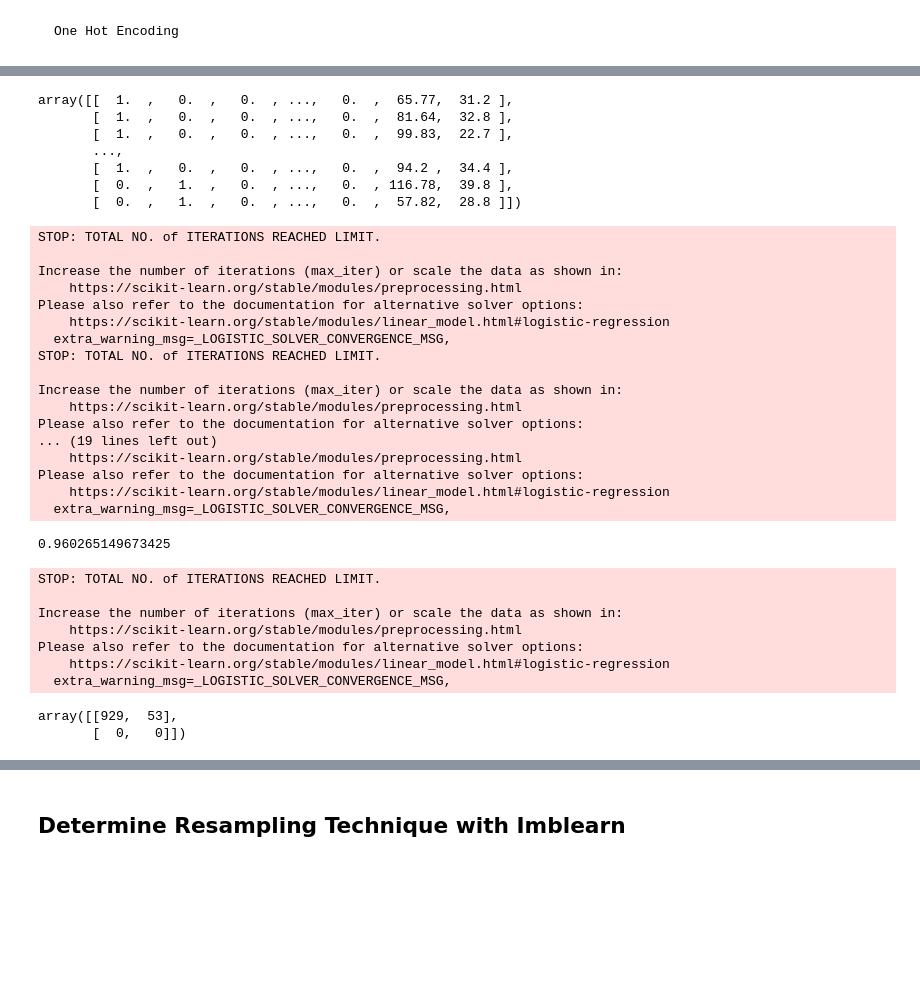
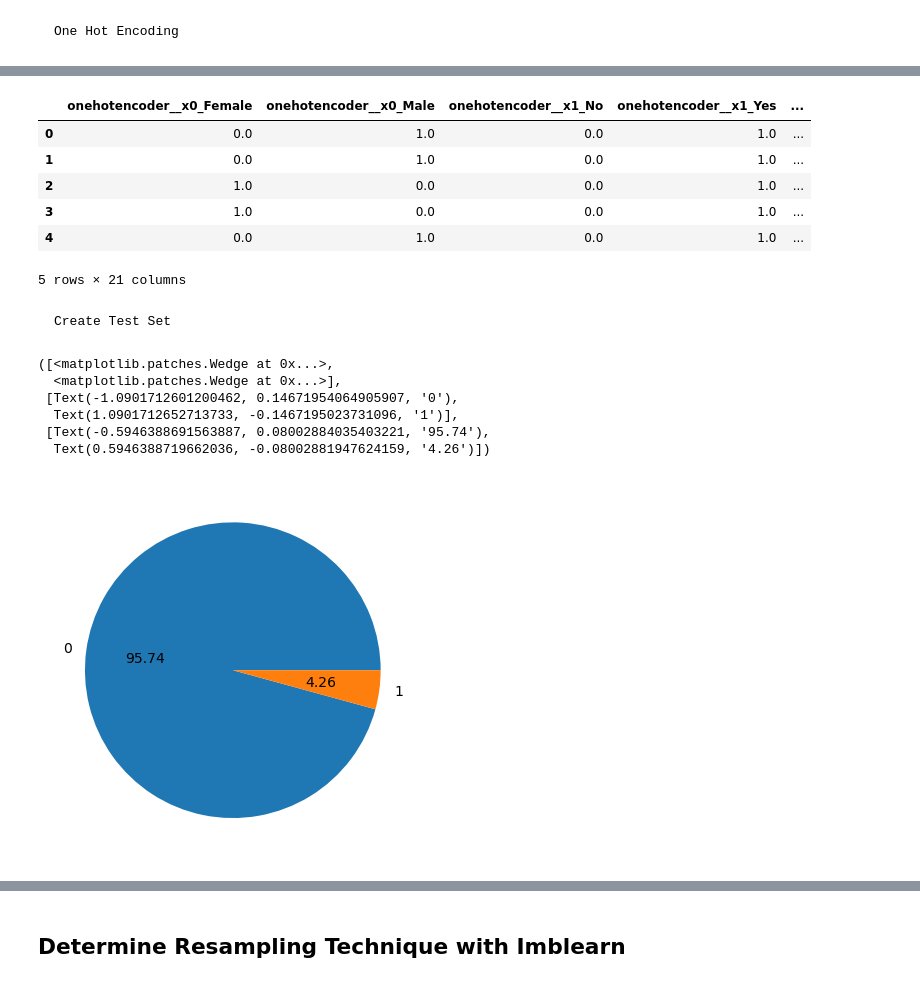
Before and after one commit to MaxDorris/MachineLearningProject, a Jupyter notebook: 1_cleaning.ipynb, the cells around one changed output, grey strips where cells are left out. Saved outputs shown, nothing was run; the diff lists cells and outputs as text; code cells hidden in the pictures; blank space fills up the shorter version.

```diff
--- a/1_cleaning.ipynb
+++ b/1_cleaning.ipynb
@@ -296,59 +269,41 @@ print(sorted(Counter(y_train).items()))
 # %%
 # create instance of OHE
 ohe = OneHotEncoder()
-cat_cols = [(col) for col in X_train.columns if X_train[col].dtype == 'O']
+cat_cols = [(col) for col in stroke_df.columns if stroke_df[col].dtype == 'O']
 
 # create tranformer to OneHotEncode categorical columns and leave non-cat columsn alone / passthrough to final set
 column_trans = make_column_transformer(
-    (OneHotEncoder(), cat_cols),
+    (ohe, cat_cols),
     remainder = 'passthrough')
 # %%
 # encode categorical columns
-column_trans.fit_transform(X_train)
+enc_array = column_trans.fit_transform(stroke_df)
+stroke_enc = pd.DataFrame(enc_array)
+
+stroke_enc.columns = column_trans.get_feature_names()
+stroke_enc.head()
 # %% [output]
+|  | onehotencoder__x0_Female | onehotencoder__x0_Male | onehotencoder__x1_No | onehotencoder__x1_Yes | ... |
+| 0 | 0.0 | 1.0 | 0.0 | 1.0 | ... |
+| 1 | 0.0 | 1.0 | 0.0 | 1.0 | ... |
+| 2 | 1.0 | 0.0 | 0.0 | 1.0 | ... |
+| 3 | 1.0 | 0.0 | 0.0 | 1.0 | ... |
+| 4 | 0.0 | 1.0 | 0.0 | 1.0 | ... |
-array([[  1.  ,   0.  ,   0.  , ...,   0.  ,  65.77,  31.2 ],
-       [  1.  ,   0.  ,   0.  , ...,   0.  ,  81.64,  32.8 ],
-       [  1.  ,   0.  ,   0.  , ...,   0.  ,  99.83,  22.7 ],
-       ...,
-       [  1.  ,   0.  ,   0.  , ...,   0.  ,  94.2 ,  34.4 ],
-       [  0.  ,   1.  ,   0.  , ...,   0.  , 116.78,  39.8 ],
-       [  0.  ,   1.  ,   0.  , ...,   0.  ,  57.82,  28.8 ]])
+5 rows × 21 columns
-# %%
-# add encoder and logistic regression to pipeline, run pipe, get cross_val_score
-logreg = LogisticRegression(solver='lbfgs')
-pipe = make_pipeline(column_trans, logreg)
-cross_val_score(pipe, X_train, y_train, cv=5, scoring='accuracy').mean()
-# %% [output]
-STOP: TOTAL NO. of ITERATIONS REACHED LIMIT.
-
-Increase the number of iterations (max_iter) or scale the data as shown in:
-    https://scikit-learn.org/stable/modules/preprocessing.html
-Please also refer to the documentation for alternative solver options:
-    https://scikit-learn.org/stable/modules/linear_model.html#logistic-regression
-  extra_warning_msg=_LOGISTIC_SOLVER_CONVERGENCE_MSG,
-STOP: TOTAL NO. of ITERATIONS REACHED LIMIT.
-
-Increase the number of iterations (max_iter) or scale the data as shown in:
-    https://scikit-learn.org/stable/modules/preprocessing.html
-Please also refer to the documentation for alternative solver options:
-... (19 lines left out)
-    https://scikit-learn.org/stable/modules/preprocessing.html
-Please also refer to the documentation for alternative solver options:
-    https://scikit-learn.org/stable/modules/linear_model.html#logistic-regression
-  extra_warning_msg=_LOGISTIC_SOLVER_CONVERGENCE_MSG,
-0.960265149673425
-# %%
-pipe.fit(X_train, y_train)
-prediction = pipe.predict(X_test)
-
-confusion_matrix(prediction, y_test)
-# %% [output]
-STOP: TOTAL NO. of ITERATIONS REACHED LIMIT.
-
-Increase the number of iterations (max_iter) or scale the data as shown in:
-    https://scikit-learn.org/stable/modules/preprocessing.html
-Please also refer to the documentation for alternative solver options:
-    https://scikit-learn.org/stable/modules/linear_model.html#logistic-regression
-  extra_warning_msg=_LOGISTIC_SOLVER_CONVERGENCE_MSG,
-array([[929,  53],
-       [  0,   0]])
+# %% [markdown]
+    Create Test Set
+# %%
+# create train and test split and random_state for consistency
+X = stroke_enc.drop('stroke',axis=1)
+y = stroke_enc.stroke
+# %%
+# plot piechart? scatterplot with seaborn?
+plt.pie(y.value_counts(),autopct='%.2f', labels=['0', '1'])
+# %% [output]
+([<matplotlib.patches.Wedge at 0x...>,
+  <matplotlib.patches.Wedge at 0x...>],
+ [Text(-1.0901712601200462, 0.14671954064905907, '0'),
+  Text(1.0901712652713733, -0.1467195023731096, '1')],
+ [Text(-0.5946388691563887, 0.08002884035403221, '95.74'),
+  Text(0.5946388719662036, -0.08002881947624159, '4.26')])
+[figure, added]
```
Also changed, not shown: parts of 20 cells of this notebook, 1 other file.
